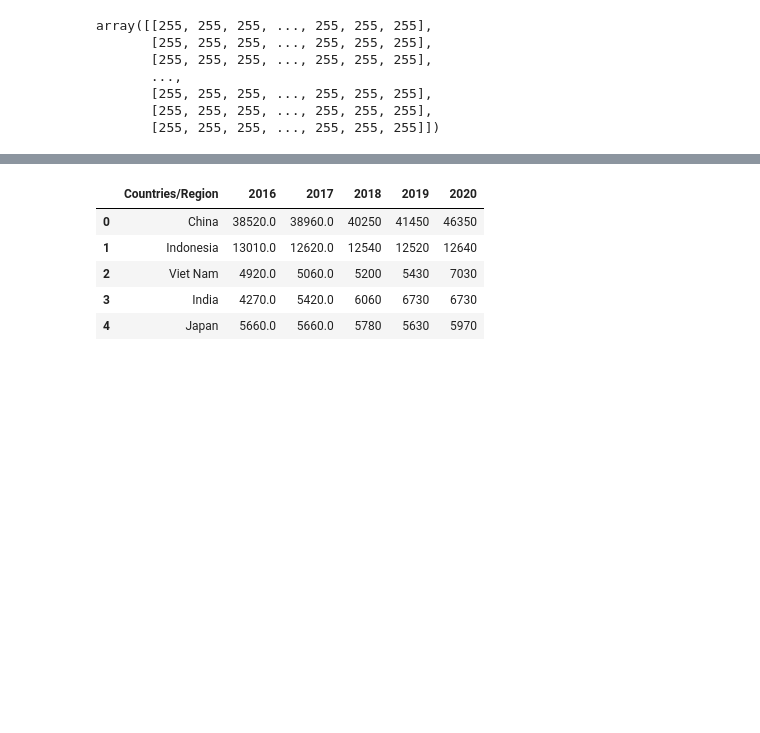
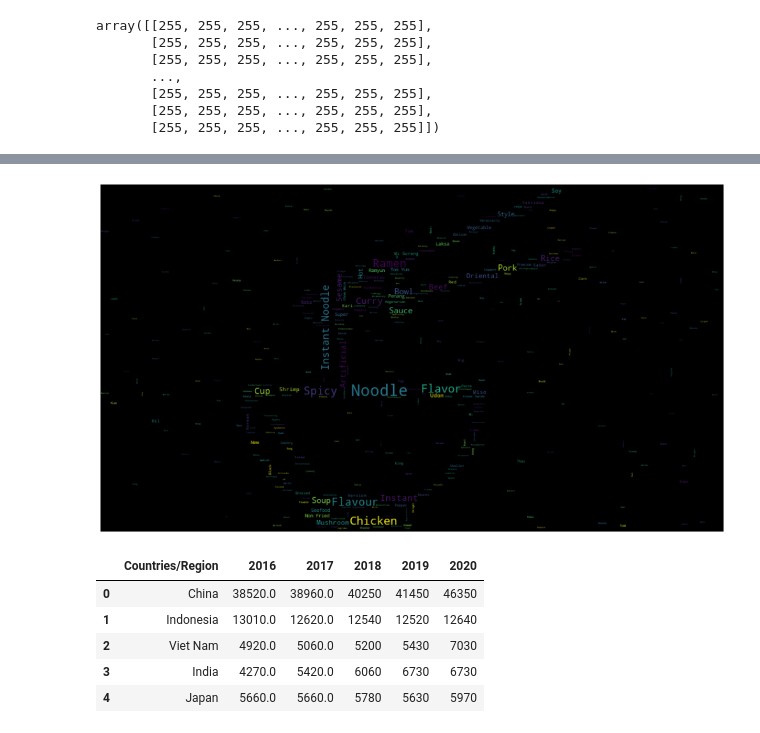
Before and after one commit to Orchhna/data_project, a Jupyter notebook: popular_ramendata.ipynb, the cells around one changed output, grey strips where cells are left out. Cells and saved outputs as stored; diff of their text form; code cells hidden in the pictures; blank space fills up the shorter version.

Commit message:
update word cloud

```diff
--- a/popular_ramendata.ipynb
+++ b/popular_ramendata.ipynb
@@ -149,0 +150,4 @@ plt.show()
+# %%
+noodle_mask = np.array(Image.open("png-transparent-chinese-cuisine-chinese-noodles-instant-noodle-japanese-cuisine-asian-cuisine-cooking-angle-food-cooking.png"))
+
+noodle_mask
@@ -149,0 +162,11 @@ plt.show()
+# %%
+def transform_format (val):
+    if val == 0:
+        return 255
+    else:
+        return val
+# %%
+transformed_noodle_mask = np.ndarray((noodle_mask.shape[0], noodle_mask.shape[1]), np.int32)
+
+for i in range(len(noodle_mask)):
+    transformed_noodle_mask[i] = list(map(transform_format, noodle_mask[i]))
@@ -150,3 +183,16 @@ plt.show()
+# %%
+wc = WordCloud(background_color="black", max_words=1000, min_font_size= 2, max_font_size=50, mask=transformed_noodle_mask, contour_color="red")
+
+wc.generate(texts)
+
+wc.to_file("istockphoto-874666510-612x612.jpg")
+
+plt.figure(figsize=[20,10])
+plt.imshow(wc, interpolation= "bilinear")
+plt.axis("off")
+plt.show()
+# %% [output]
+[figure, added]
 # %%
 # Dataset 2 (Ramen Demands)
 # 56 list of countries and their demands for ramen -> digits are in millions
```
Also changed, not shown: parts of 3 cells of this notebook, 5 other files.
